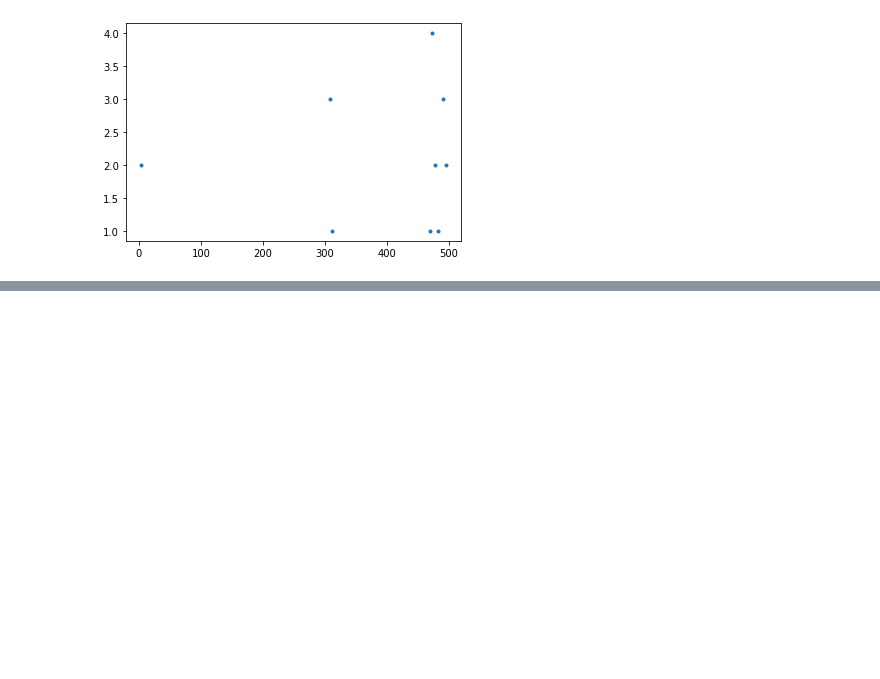
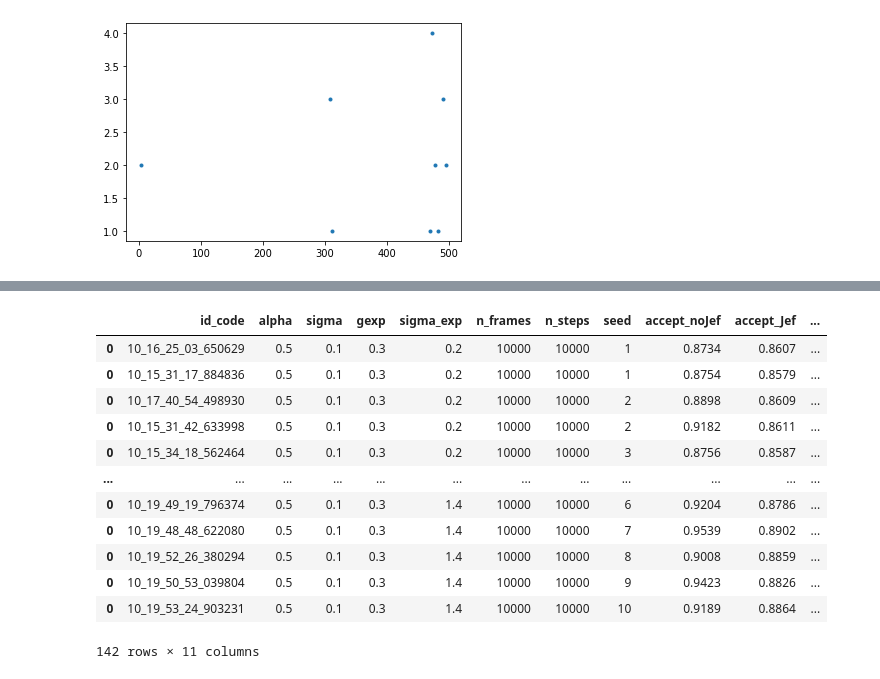
Before and after one commit to IvanGilardoni/Jeffreys_prior, a Jupyter notebook: main4.ipynb, the cells around one changed output, grey strips where cells are left out. Saved outputs shown, nothing was run; the diff lists cells and outputs as text; code cells hidden in the pictures; blank space fills up the shorter version.

```diff
--- a/main4.ipynb
+++ b/main4.ipynb
@@ -400,0 +500,32 @@ plt.plot(out[0], out[1], '.')
+# %%
+root_path = '../Metropolis_sampling/'
+dir_list = os.listdir(root_path)
+
+temp = []
+
+for s in dir_list:
+    df = pandas.read_csv(root_path + s + '/input_pars')
+    df2 = pandas.read_csv(root_path + s + '/result_values')
+    df = pandas.concat([df, df2], axis=1)
+    temp.append(df)
+
+df = pandas.concat(temp, axis=0, ignore_index=False)
+
+df = df.sort_values(['sigma_exp', 'seed'])
+# df = df.drop_duplicates()
+
+df
+# %% [output]
+|  | id_code | alpha | sigma | gexp | sigma_exp | n_frames | n_steps | seed | accept_noJef | accept_Jef | ... |
+| 0 | 10_16_25_03_650629 | 0.5 | 0.1 | 0.3 | 0.2 | 10000 | 10000 | 1 | 0.8734 | 0.8607 | ... |
+| 0 | 10_15_31_17_884836 | 0.5 | 0.1 | 0.3 | 0.2 | 10000 | 10000 | 1 | 0.8754 | 0.8579 | ... |
+| 0 | 10_17_40_54_498930 | 0.5 | 0.1 | 0.3 | 0.2 | 10000 | 10000 | 2 | 0.8898 | 0.8609 | ... |
+| 0 | 10_15_31_42_633998 | 0.5 | 0.1 | 0.3 | 0.2 | 10000 | 10000 | 2 | 0.9182 | 0.8611 | ... |
+| 0 | 10_15_34_18_562464 | 0.5 | 0.1 | 0.3 | 0.2 | 10000 | 10000 | 3 | 0.8756 | 0.8587 | ... |
+| ... | ... | ... | ... | ... | ... | ... | ... | ... | ... | ... | ... |
+| 0 | 10_19_49_19_796374 | 0.5 | 0.1 | 0.3 | 1.4 | 10000 | 10000 | 6 | 0.9204 | 0.8786 | ... |
+| 0 | 10_19_48_48_622080 | 0.5 | 0.1 | 0.3 | 1.4 | 10000 | 10000 | 7 | 0.9539 | 0.8902 | ... |
+| 0 | 10_19_52_26_380294 | 0.5 | 0.1 | 0.3 | 1.4 | 10000 | 10000 | 8 | 0.9008 | 0.8859 | ... |
+| 0 | 10_19_50_53_039804 | 0.5 | 0.1 | 0.3 | 1.4 | 10000 | 10000 | 9 | 0.9423 | 0.8826 | ... |
+| 0 | 10_19_53_24_903231 | 0.5 | 0.1 | 0.3 | 1.4 | 10000 | 10000 | 10 | 0.9189 | 0.8864 | ... |
+142 rows × 11 columns
```
Also changed, not shown: parts of 16 cells of this notebook, 1 other file.
